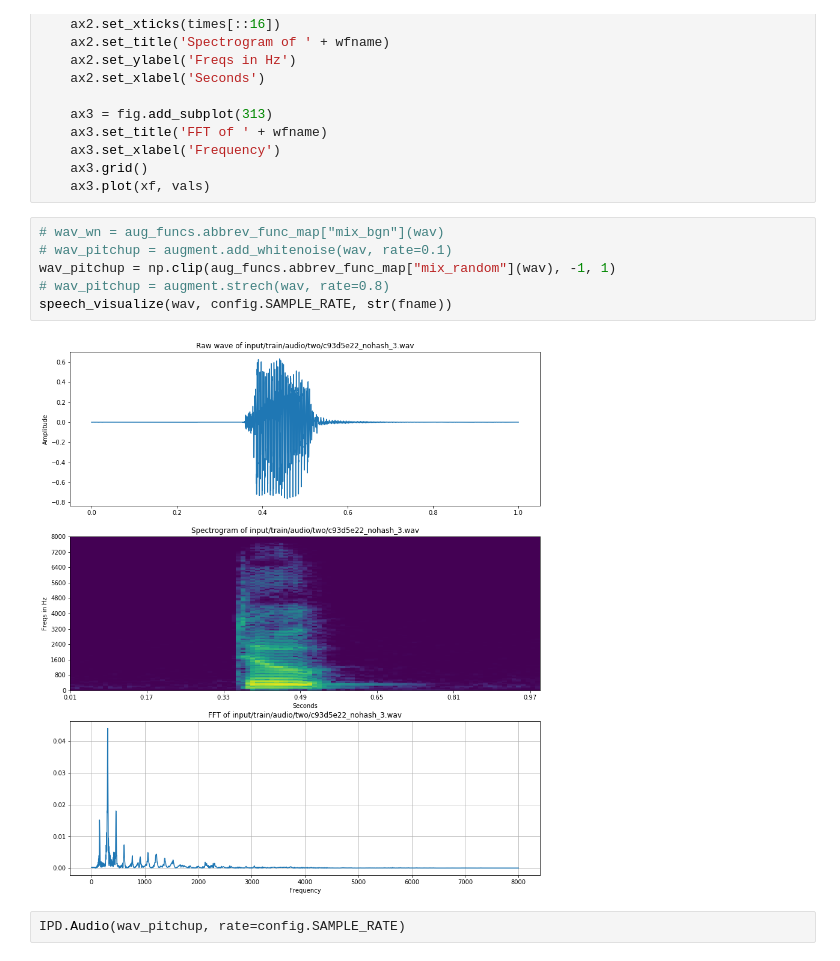
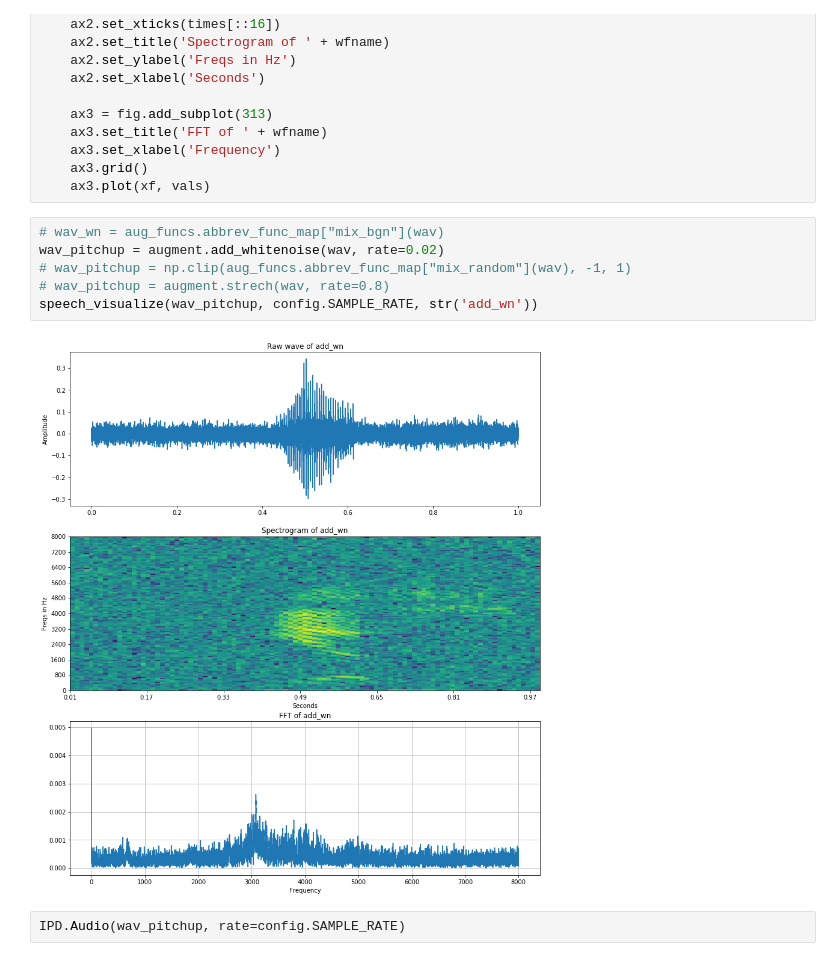
Before and after one commit to ireko8/kaggle-tensorflow-speech-recognition, a Jupyter notebook: Code_Check.ipynb, the cells around one changed output. Drawn from its saved outputs; the diff is of its cells as text.

```diff
--- a/Code_Check.ipynb
+++ b/Code_Check.ipynb
@@ -122,12 +122,12 @@ def speech_visualize(samples, sample_rate, wfname):
     ax3.plot(xf, vals)
 # %%
 # wav_wn = aug_funcs.abbrev_func_map["mix_bgn"](wav)
-# wav_pitchup = augment.add_whitenoise(wav, rate=0.1)
-wav_pitchup = np.clip(aug_funcs.abbrev_func_map["mix_random"](wav), -1, 1)
+wav_pitchup = augment.add_whitenoise(wav, rate=0.02)
+# wav_pitchup = np.clip(aug_funcs.abbrev_func_map["mix_random"](wav), -1, 1)
 # wav_pitchup = augment.strech(wav, rate=0.8)
-speech_visualize(wav, config.SAMPLE_RATE, str(fname))
+speech_visualize(wav_pitchup, config.SAMPLE_RATE, str('add_wn'))
 # %% [output]
-[figure, old version]
+[figure, new version]
 # %%
 IPD.Audio(wav_pitchup, rate=config.SAMPLE_RATE)
 # %% [output]
```
Also changed, not shown: parts of 3 cells of this notebook, 5 other files.
